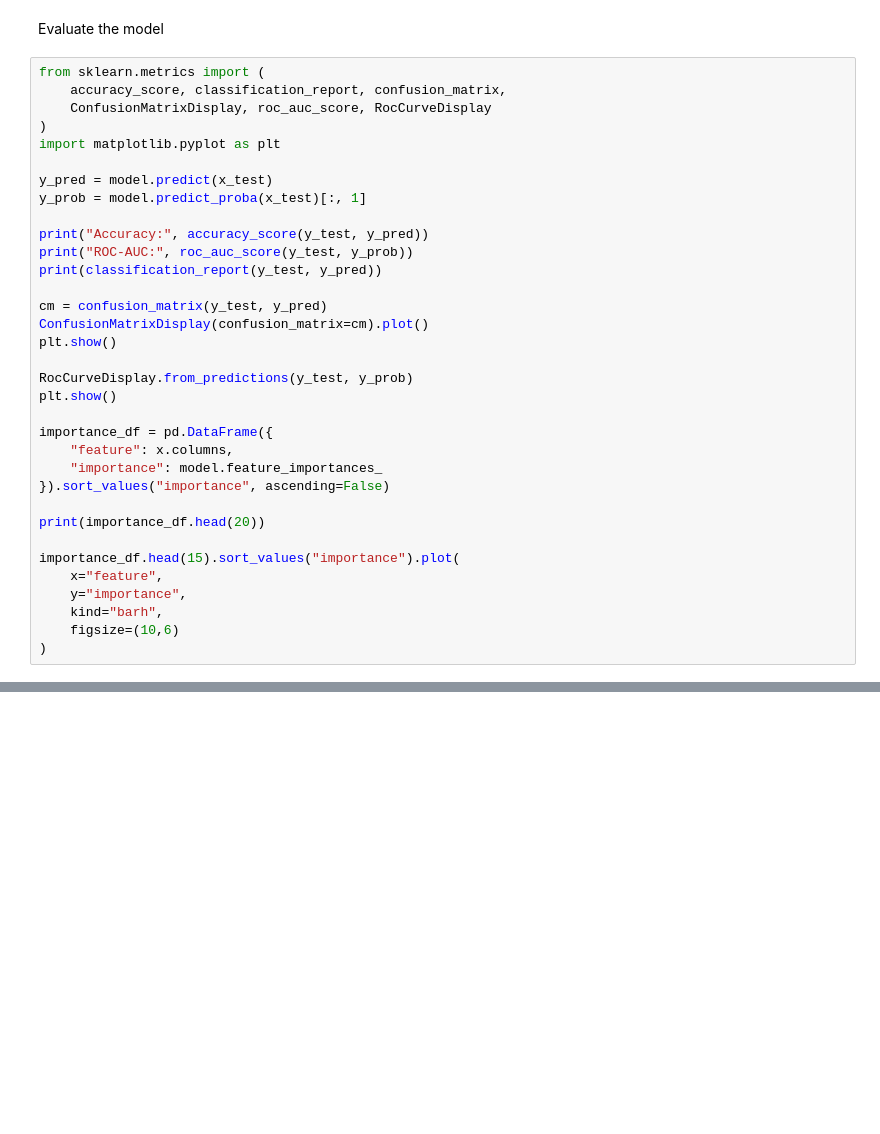
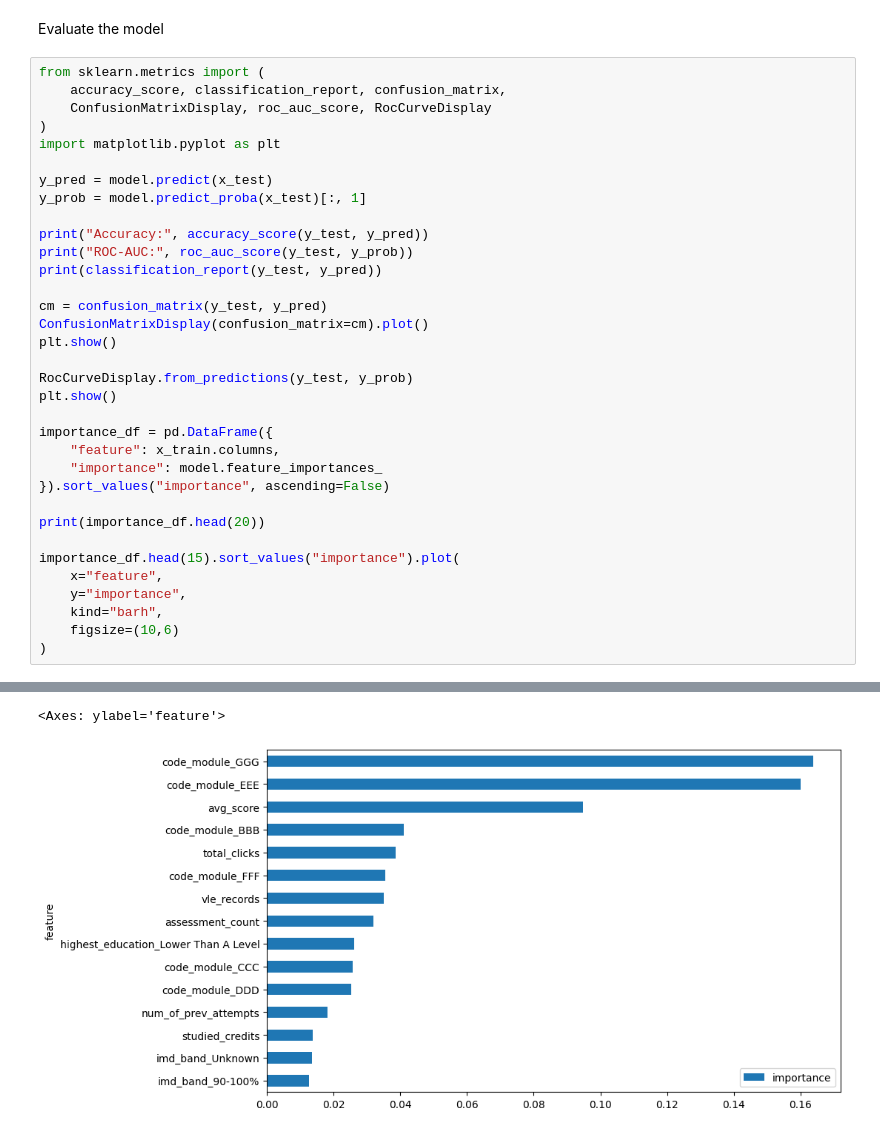
Before and after one commit to AkashGunathilaka/Early-Intervention-Management-System, a Jupyter notebook: data_cleaning_and_ml_core.ipynb, the cells around one changed output, grey strips where cells are left out. Saved outputs shown, nothing was run; the diff lists cells and outputs as text; blank space fills up the shorter version.

```diff
--- a/data_cleaning_and_ml_core.ipynb
+++ b/data_cleaning_and_ml_core.ipynb
@@ -218,7 +196,7 @@ RocCurveDisplay.from_predictions(y_test, y_prob)
 plt.show()
 
 importance_df = pd.DataFrame({
-    "feature": x.columns,
+    "feature": x_train.columns,
     "importance": model.feature_importances_
 }).sort_values("importance", ascending=False)
 
@@ -246,0 +241,2 @@ ValueError: All arrays must be of the same length
+<Axes: ylabel='feature'>
+[figure, added]
```
Also changed, not shown: parts of 2 cells of this notebook.
